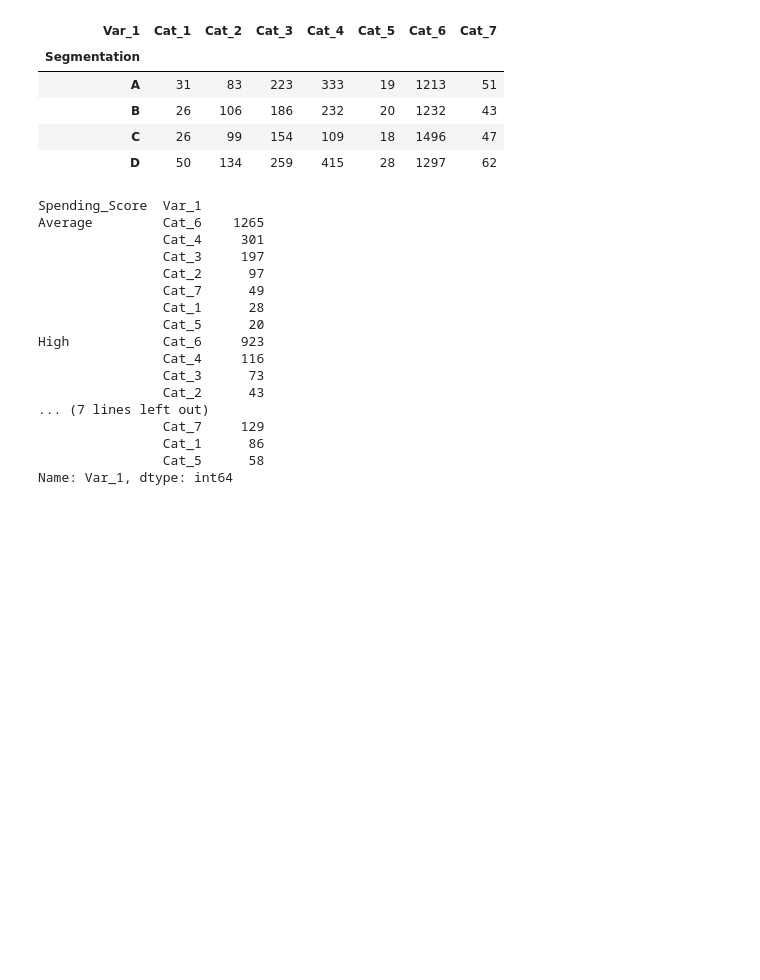
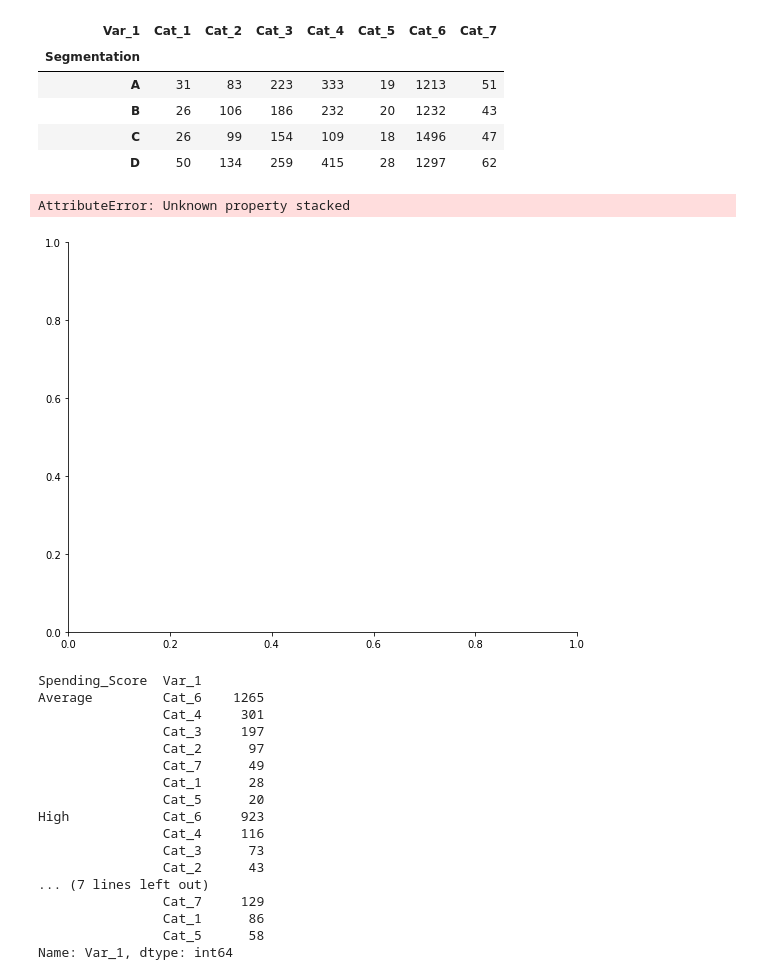
Before and after one commit to harashtaht/CustomerSegmentation, a Jupyter notebook: customerSegmentation/automobileSegmentation.ipynb, the cells around one changed output. Drawn from its saved outputs; the diff is of its cells as text; code cells hidden in the pictures; blank space fills up the shorter version.

```diff
--- a/customerSegmentation/automobileSegmentation.ipynb
+++ b/customerSegmentation/automobileSegmentation.ipynb
@@ -570,6 +604,12 @@ dfTr.groupby("Segmentation")["Var_1"].value_counts().unstack()
 | B | 26 | 106 | 186 | 232 | 20 | 1232 | 43 |
 | C | 26 | 99 | 154 | 109 | 18 | 1496 | 47 |
 | D | 50 | 134 | 259 | 415 | 28 | 1297 | 62 |
+# %%
+sns.set()
+dfTr.set_index('App').T.plot(kind='bar', stacked=True)
+# %% [output]
+AttributeError: Unknown property stacked
+[figure, added]
 # %%
 print("\n")
 print(dfTr.groupby("Spending_Score")["Var_1"].value_counts())
```
Also changed, not shown: parts of 4 cells of this notebook.
